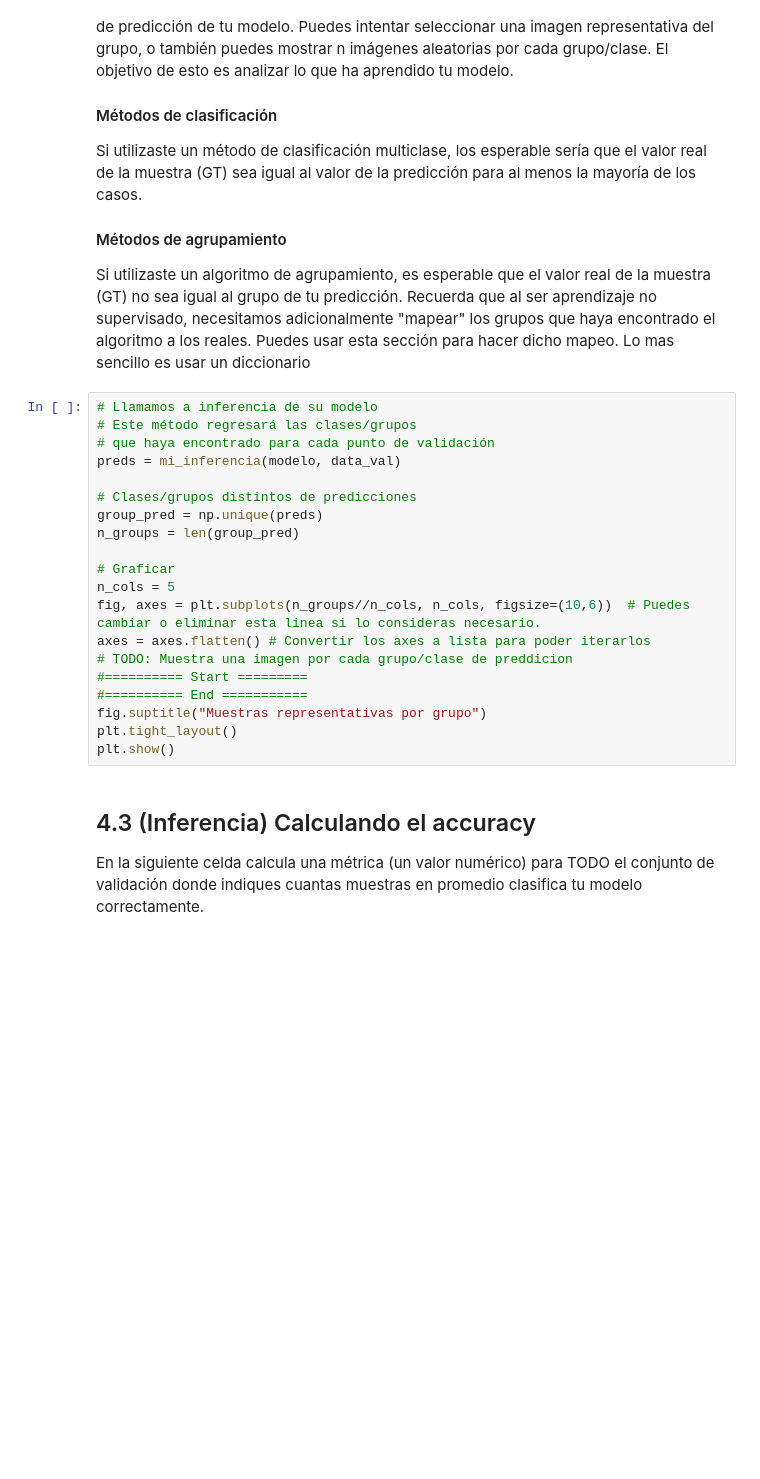
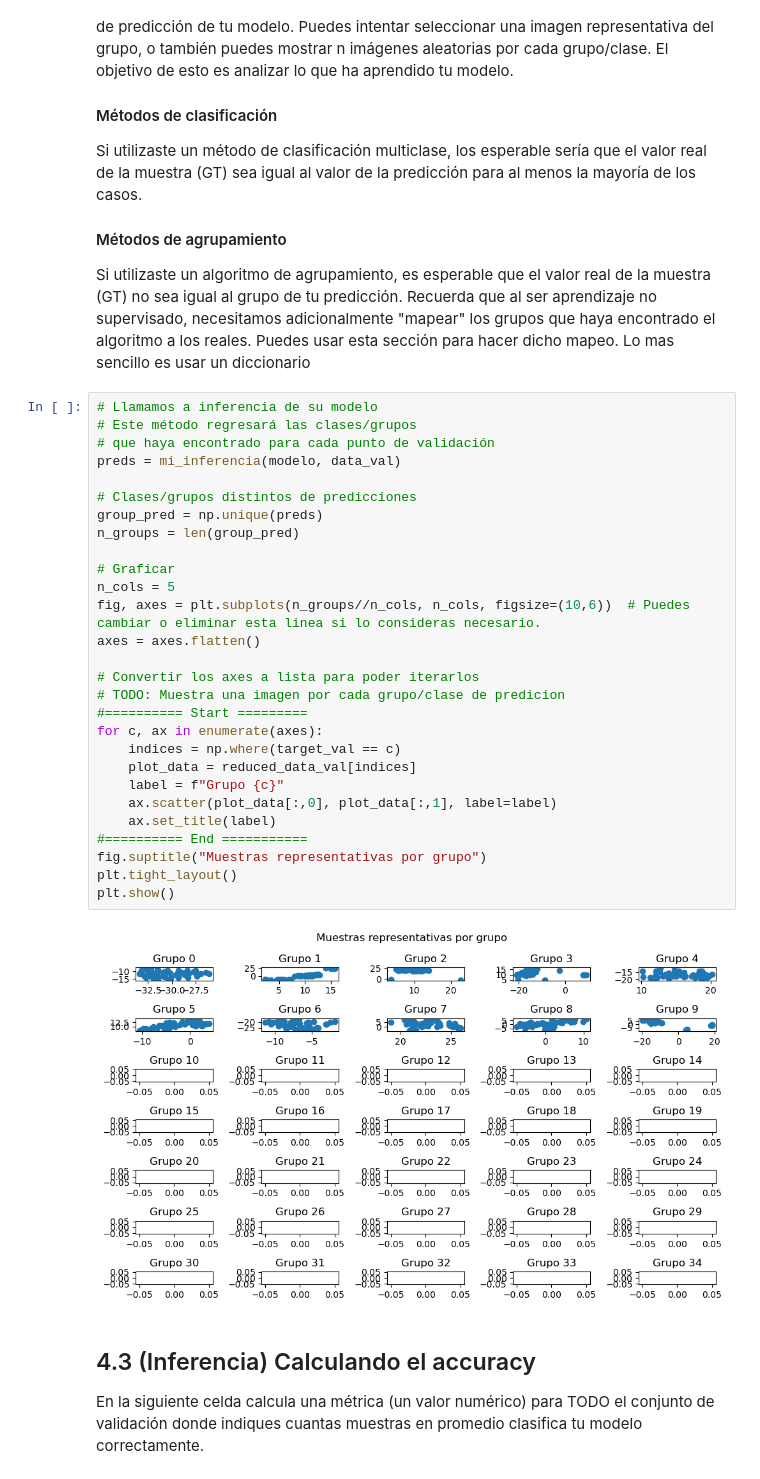
Before and after one commit to jorgeibarra17/SI23_TRIPLEA, a Jupyter notebook: proyecto_1_ML/proyecto_1_ML.ipynb, the cells around one changed output. Drawn from its saved outputs; the diff is of its cells as text; blank space fills up the shorter version.

```diff
--- a/proyecto_1_ML/proyecto_1_ML.ipynb
+++ b/proyecto_1_ML/proyecto_1_ML.ipynb
@@ -240,23 +244,33 @@ Si utilizaste un algoritmo de agrupamiento, es esperable que el valor real de la
 # %%
 # Llamamos a inferencia de su modelo
 # Este método regresará las clases/grupos
 # que haya encontrado para cada punto de validación
 preds = mi_inferencia(modelo, data_val)
 
 # Clases/grupos distintos de predicciones
 group_pred = np.unique(preds)
 n_groups = len(group_pred)
 
 # Graficar
 n_cols = 5
 fig, axes = plt.subplots(n_groups//n_cols, n_cols, figsize=(10,6))  # Puedes cambiar o eliminar esta linea si lo consideras necesario.
-axes = axes.flatten() # Convertir los axes a lista para poder iterarlos
-# TODO: Muestra una imagen por cada grupo/clase de preddicion
+axes = axes.flatten()
+
+# Convertir los axes a lista para poder iterarlos
+# TODO: Muestra una imagen por cada grupo/clase de predicion
 #========== Start =========
+for c, ax in enumerate(axes):
+    indices = np.where(target_val == c)
+    plot_data = reduced_data_val[indices]
+    label = f"Grupo {c}"
+    ax.scatter(plot_data[:,0], plot_data[:,1], label=label)
+    ax.set_title(label)
 #========== End ===========
 fig.suptitle("Muestras representativas por grupo")
 plt.tight_layout()
 plt.show()
+# %% [output]
+[figure, added]
 # %% [markdown]
 ## 4.3 (Inferencia) Calculando el accuracy
 En la siguiente celda calcula una métrica (un valor numérico) para TODO el conjunto de validación donde indiques cuantas muestras en promedio clasifica tu modelo correctamente.
```
Also changed, not shown: parts of 4 cells of this notebook.
